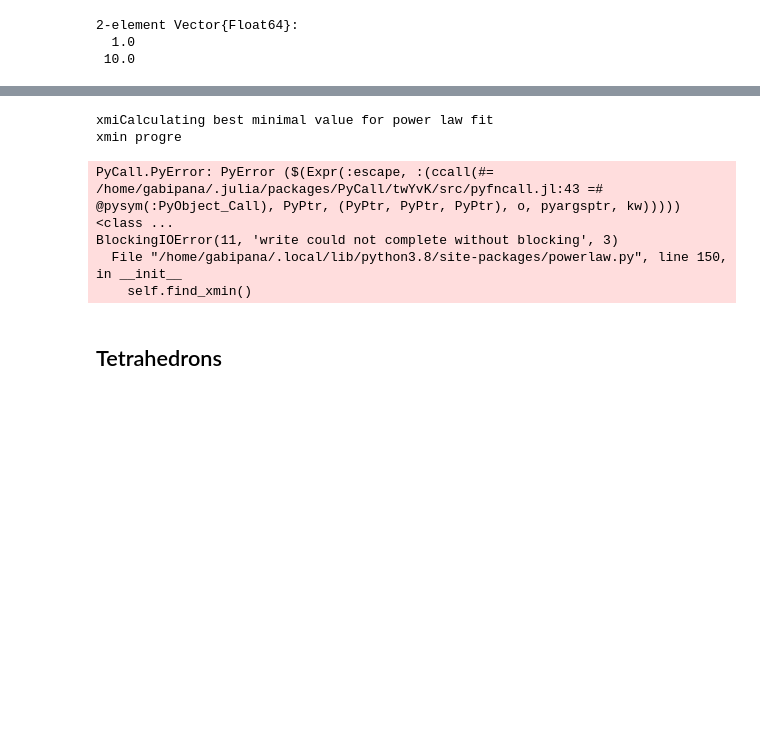
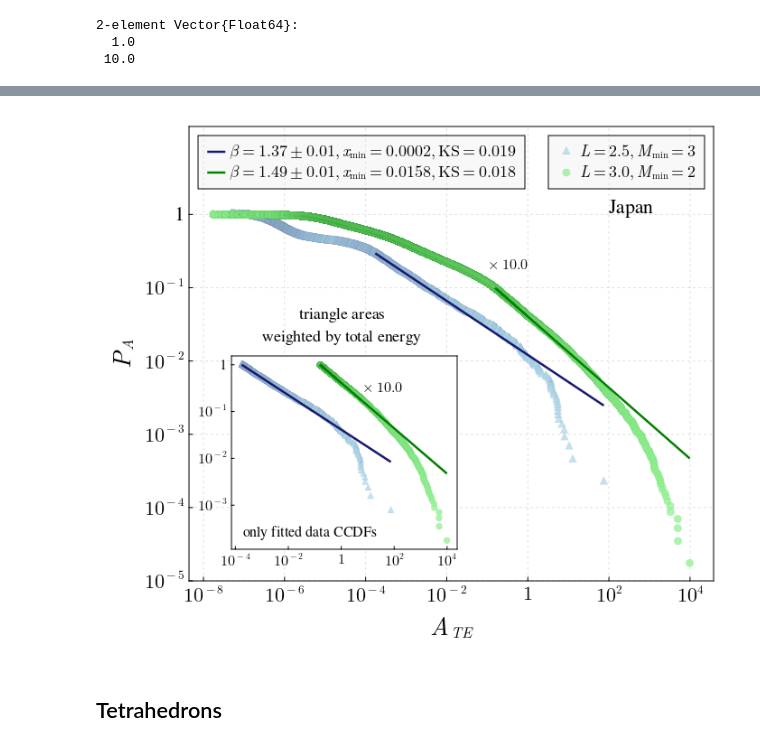
Before and after one commit to gabipana7/earthquake-networks-julia-dev, a Jupyter notebook: motifs_analysis_selected_plots_compacted.ipynb, the cells around one changed output, grey strips where cells are left out. Cells and saved outputs as stored; diff of their text form; code cells hidden in the pictures; blank space fills up the shorter version.

Commit message:
motif selected plots

```diff
--- a/motifs_analysis_selected_plots_compacted.ipynb
+++ b/motifs_analysis_selected_plots_compacted.ipynb
@@ -10,5 +10,5 @@ include("./src/motifs_analysis.jl")
 
 @pyimport powerlaw as powlaw
 # %%
-region = "Italy"
+region = "Japan"
 # %% [output]
@@ -120,7 +120,7 @@ for i in eachindex(cell_sizes)
     # Select xmin based on weighted_by, region, motif, cell_size and minmag
 
     xmin_results = results[(results.weighted_by .== weighted_by) .&
-    (results.region .== region) .&
+    # (results.region .== region) .&
     (results.motif .== motif) .&
     (results.cell_size .== cell_size) .&
     (results.minmag .== minimum_magnitude),:].xmin;
@@ -263,39 +263,34 @@ elseif region == "Japan"
 
     # text!(ax2, L"\times %$(multipliers[1])", space = :relative, position = Point2f(0.14, 0.57), fontsize=16)
     text!(ax2, L"\times %$(multipliers[2])", space = :relative, position = Point2f(0.58, 0.8), fontsize=16)
 
 
     # AXIS LEGEND
     axislegend(ax1, [sc1[i] for i in eachindex(cell_sizes)],
     [L"L=%$(cell_sizes[i]),\,M_\mathrm{min}=%$(minimum_magnitudes[i])" for i in eachindex(cell_sizes)],
     position = :rt, bgcolor = (:grey90, 0.25), labelsize=18, titlesize=18);
 
     axislegend(ax1, position = :lt, bgcolor = (:grey90, 0.25), labelsize=18);
 
     text!(ax2, "only fitted data CCDFs", space = :relative, position = Point2f(0.05, 0.05))
 
 end
 
 text!(ax1, "triangle areas ", space = :relative, position = Point2f(0.21, 0.57), fontsize=18)
 text!(ax1, "weighted by total energy", space = :relative, position = Point2f(0.14, 0.52), fontsize=18)
 
 
 
 
 translate!(ax2.elements[:background], 0, 0, 9)
 translate!(ax2.scene, 0, 0, 10)
 
 
 save("./motifs_selected_plots/$weighted_by/$region/motif$(motif)_$(region)_area_$(weighted_by).png", fig, px_per_unit=7)
 save("./motifs_selected_plots/$weighted_by/$region/motif$(motif)_$(region)_area_$(weighted_by).pdf", fig)
 fig
 # %% [output]
-xmiCalculating best minimal value for power law fit
-xmin progre
-PyCall.PyError: PyError ($(Expr(:escape, :(ccall(#= /home/gabipana/.julia/packages/PyCall/twYvK/src/pyfncall.jl:43 =# @pysym(:PyObject_Call), PyPtr, (PyPtr, PyPtr, PyPtr), o, pyargsptr, kw))))) <class ...
-BlockingIOError(11, 'write could not complete without blocking', 3)
-  File "/home/gabipana/.local/lib/python3.8/site-packages/powerlaw.py", line 150, in __init__
-    self.find_xmin()
+[figure, added]
 # %% [markdown]
 ## Tetrahedrons
 # %%
```
Also changed, not shown: parts of 4 cells of this notebook.
